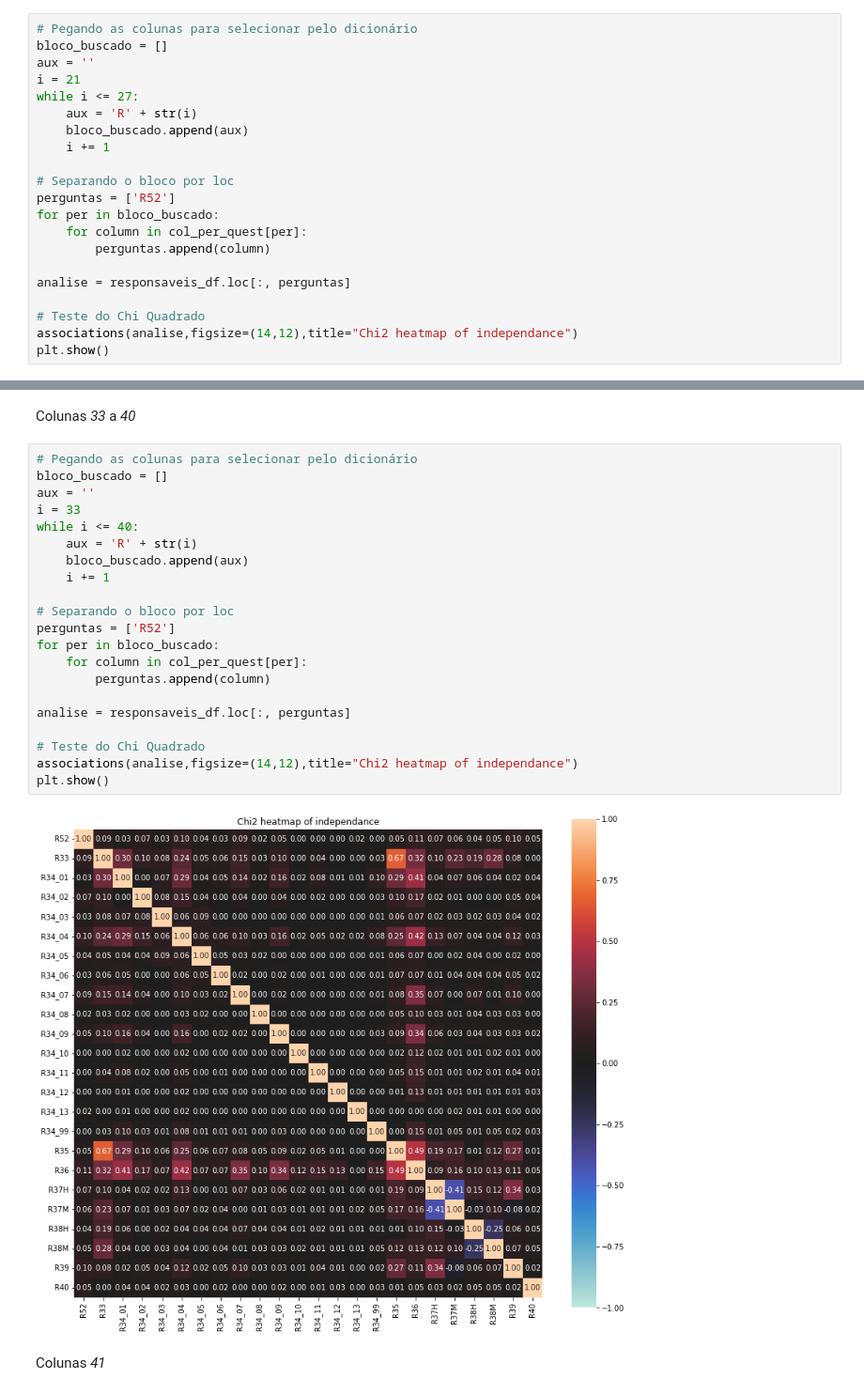
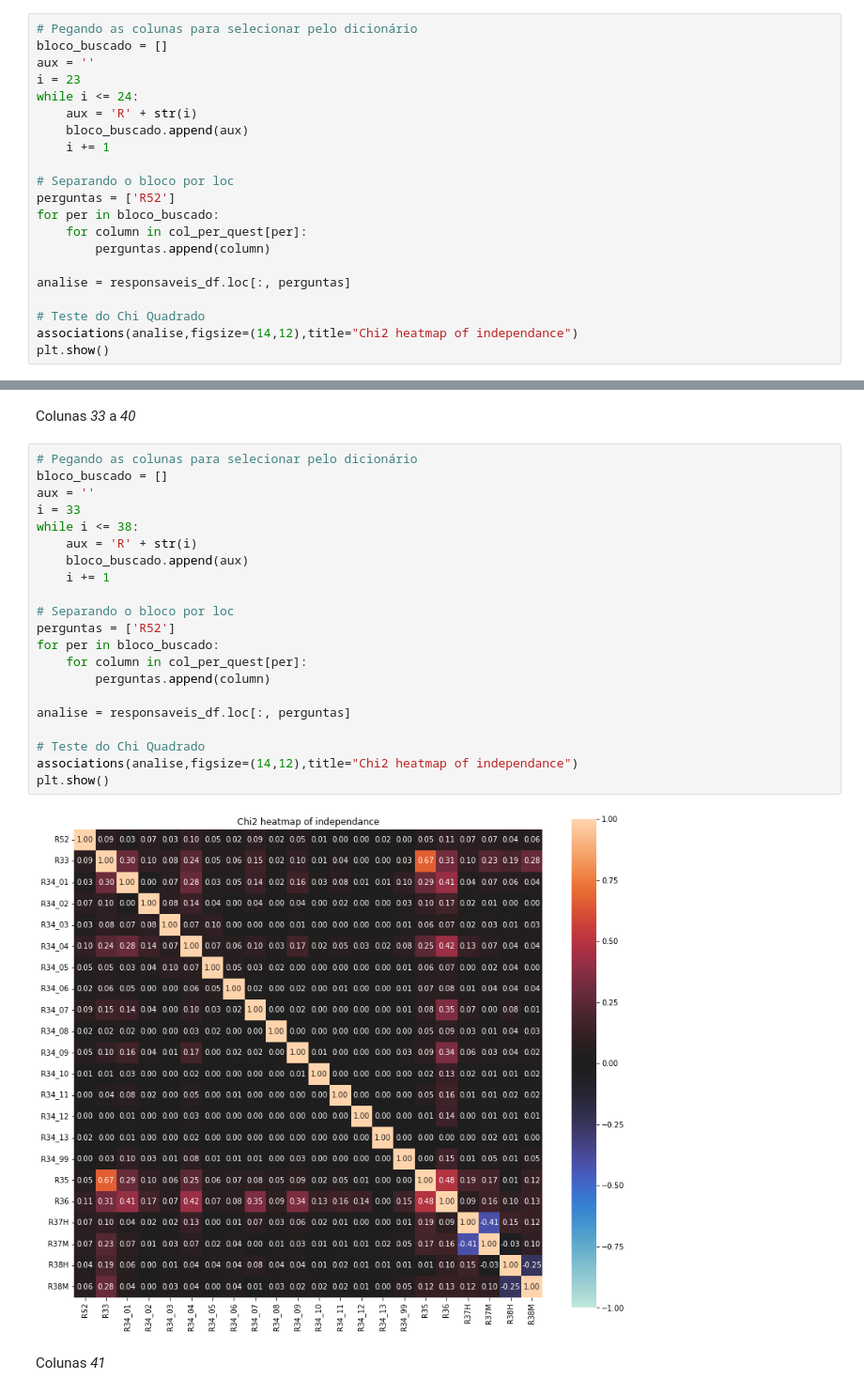
Before and after one commit to insper-classroom/23-1a-cd-p2-anderson_samuel_vinicius, a Jupyter notebook: Relatório.ipynb, the cells around one changed output, grey strips where cells are left out. Shown at 94% size. Cells and saved outputs as stored; diff of their text form.

```diff
--- a/Relatório.ipynb
+++ b/Relatório.ipynb
@@ -1198,8 +1193,8 @@ Colunas _21_ a _27_
 # Pegando as colunas para selecionar pelo dicionário
 bloco_buscado = []
 aux = ''
-i = 21
-while i <= 27:
+i = 23
+while i <= 24:
     aux = 'R' + str(i)
     bloco_buscado.append(aux)
     i += 1
@@ -1272,26 +1267,26 @@ Colunas _33_ a _40_
 # %%
 # Pegando as colunas para selecionar pelo dicionário
 bloco_buscado = []
 aux = ''
 i = 33
-while i <= 40:
+while i <= 38:
     aux = 'R' + str(i)
     bloco_buscado.append(aux)
     i += 1
 
 # Separando o bloco por loc
 perguntas = ['R52']
 for per in bloco_buscado:
     for column in col_per_quest[per]:
         perguntas.append(column)
 
 analise = responsaveis_df.loc[:, perguntas]
 
 # Teste do Chi Quadrado
 associations(analise,figsize=(14,12),title="Chi2 heatmap of independance")
 plt.show()
 # %% [output]
-[figure, old version]
+[figure, new version]
 # %% [markdown]
 Colunas _41_
 # %%
```
Also changed, not shown: parts of 37 cells of this notebook.
